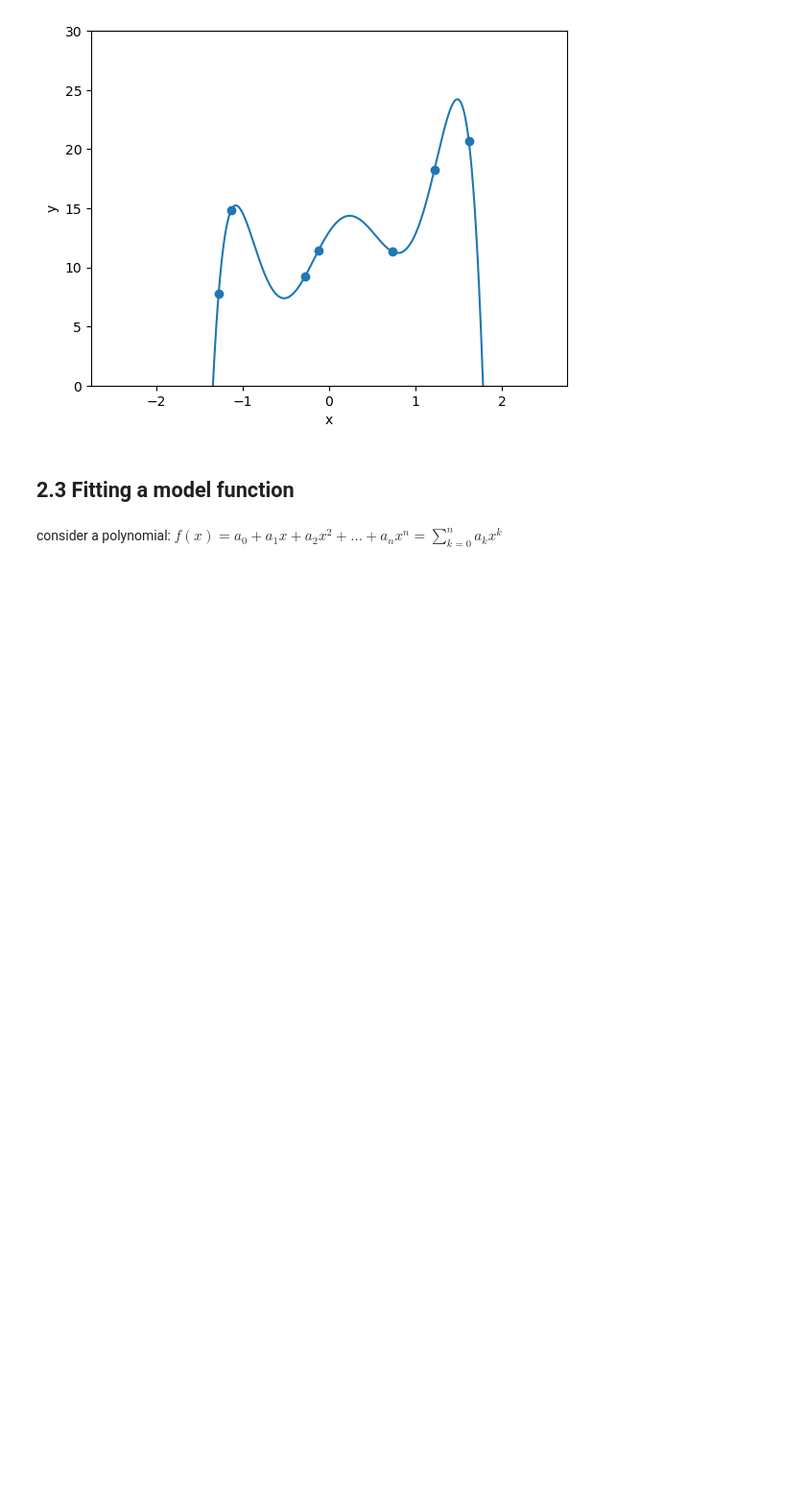
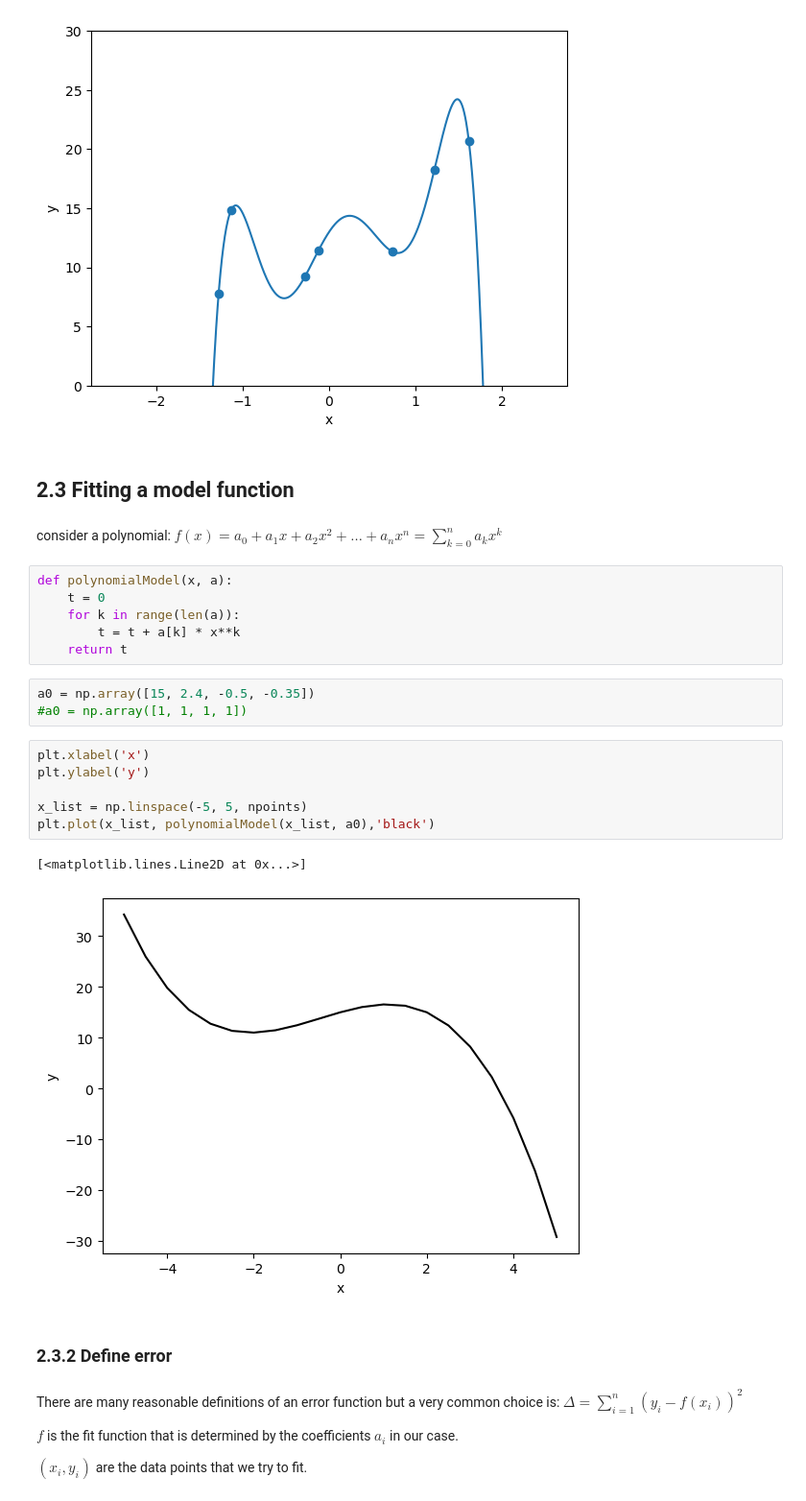
Before and after one commit to A-Hashemiann/Computational-Science, a Jupyter notebook: Computational-Physics/Taylor_Series.ipynb, the cells around one changed output. Shown: that part at 96% size. Cells and saved outputs as stored; diff of their text form; blank space fills up the shorter version.

```diff
--- a/Computational-Physics/Taylor_Series.ipynb
+++ b/Computational-Physics/Taylor_Series.ipynb
@@ -384,3 +384,29 @@ plt.plot(x_list, y_list)
 ## 2.3 Fitting a model function
 # %% [markdown]
  consider a polynomial: \\( f(x) = a_0 + a_1 x + a_2 x^2 + \dots + a_n x^n = \sum_{k=0}^n a_k x^k\\)
+# %%
+def polynomialModel(x, a):
+    t = 0
+    for k in range(len(a)):
+        t = t + a[k] * x**k
+    return t
+# %%
+a0 = np.array([15, 2.4, -0.5, -0.35])
+#a0 = np.array([1, 1, 1, 1])
+# %%
+plt.xlabel('x')
+plt.ylabel('y')
+
+x_list = np.linspace(-5, 5, npoints)
+plt.plot(x_list, polynomialModel(x_list, a0),'black')
+# %% [output]
+[<matplotlib.lines.Line2D at 0x...>]
+[figure, added]
+# %% [markdown]
+### 2.3.2 Define error
+# %% [markdown]
+There are many reasonable definitions of an error function but a very common choice is: \\( \Delta = \sum_{i=1}^n \left(y_i-f(x_i)\right)^2\\)
+
+\\( f \\) is the fit function that is determined by the coefficients \\( a_i \\) in our case.
+
+\\( (x_i, y_i) \\) are the data points that we try to fit.
```
Also changed, not shown: parts of 4 cells of this notebook.
